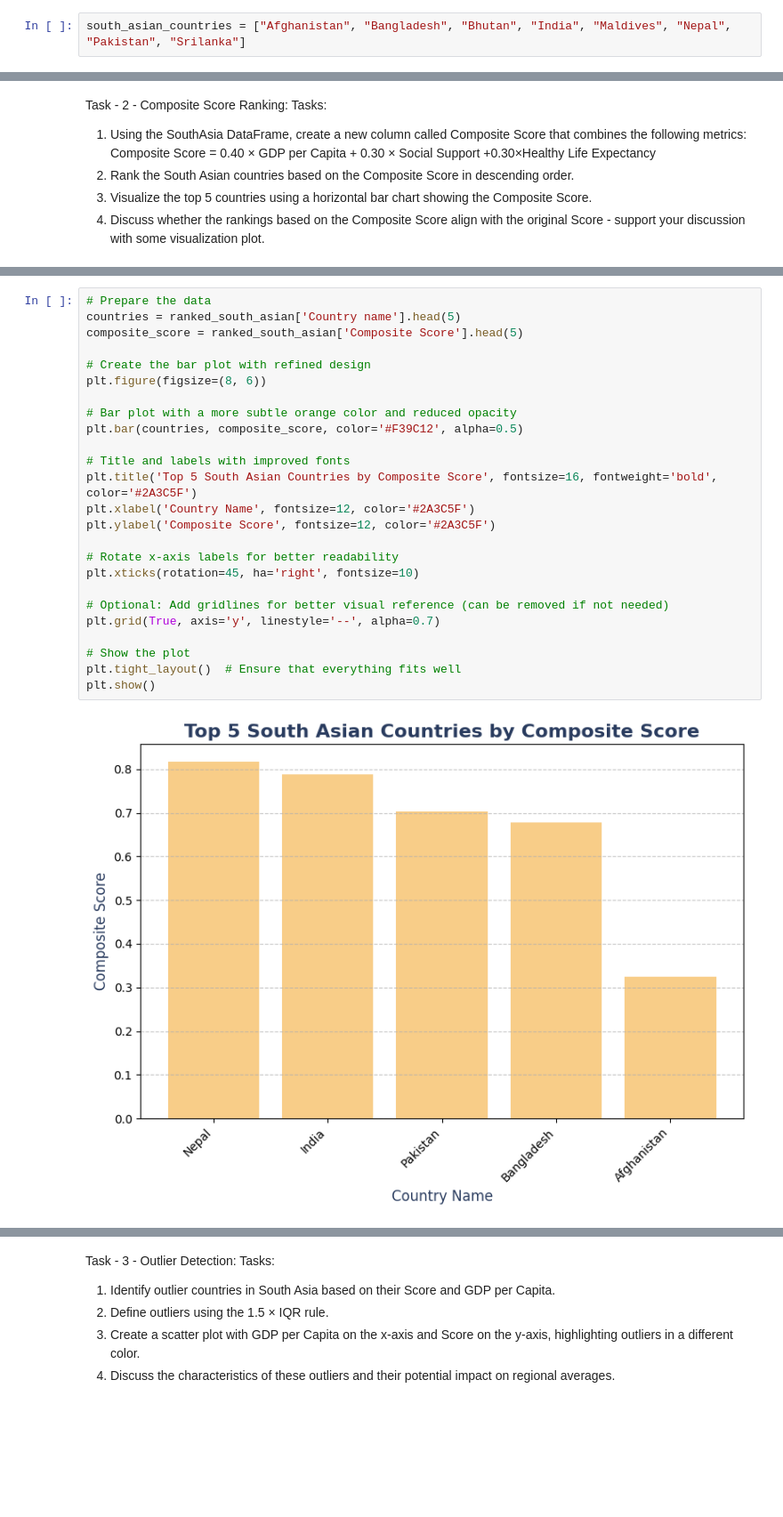
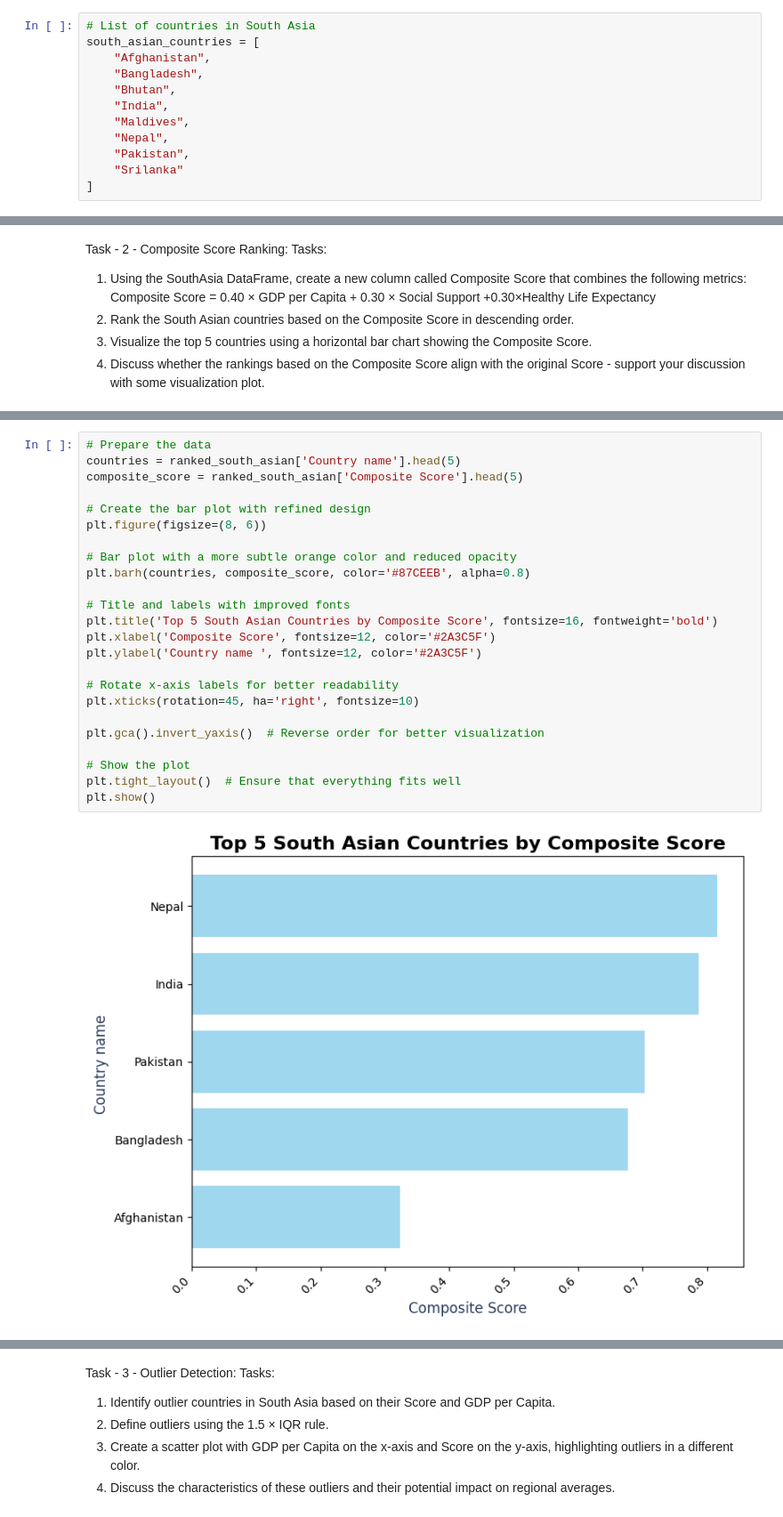
Before and after one commit to LearnerAnisha/python, a Jupyter notebook: coursework1.ipynb, the cells around one changed output, grey strips where cells are left out. Shown: that part at 89% size. Saved outputs shown, nothing was run; the diff lists cells and outputs as text; blank space fills up the shorter version.

```diff
--- a/coursework1.ipynb
+++ b/coursework1.ipynb
@@ -304,4 +304,14 @@ south asian countries = ["Afghanistan", "Bangladesh", "Bhutan", "India", "Maldiv
 2. Use the list from step - 1 to filtered the dataset {i.e. filtered out matching dataset from list.}
 3. Save the filtered dataframe as separate CSV files for future use.
 # %%
-south_asian_countries = ["Afghanistan", "Bangladesh", "Bhutan", "India", "Maldives", "Nepal", "Pakistan", "Srilanka"]
+# List of countries in South Asia
+south_asian_countries = [
+    "Afghanistan",
+    "Bangladesh",
+    "Bhutan",
+    "India",
+    "Maldives",
+    "Nepal",
+    "Pakistan",
+    "Srilanka"
+]
@@ -381,27 +403,26 @@ print(ranked_south_asian[['Country name', 'Composite Score']])
 # %%
 # Prepare the data
 countries = ranked_south_asian['Country name'].head(5)
 composite_score = ranked_south_asian['Composite Score'].head(5)
 
 # Create the bar plot with refined design
 plt.figure(figsize=(8, 6))
 
 # Bar plot with a more subtle orange color and reduced opacity
-plt.bar(countries, composite_score, color='#F39C12', alpha=0.5)
+plt.barh(countries, composite_score, color='#87CEEB', alpha=0.8)
 
 # Title and labels with improved fonts
-plt.title('Top 5 South Asian Countries by Composite Score', fontsize=16, fontweight='bold', color='#2A3C5F')
-plt.xlabel('Country Name', fontsize=12, color='#2A3C5F')
-plt.ylabel('Composite Score', fontsize=12, color='#2A3C5F')
+plt.title('Top 5 South Asian Countries by Composite Score', fontsize=16, fontweight='bold')
+plt.xlabel('Composite Score', fontsize=12, color='#2A3C5F')
+plt.ylabel('Country name ', fontsize=12, color='#2A3C5F')
 
 # Rotate x-axis labels for better readability
 plt.xticks(rotation=45, ha='right', fontsize=10)
 
-# Optional: Add gridlines for better visual reference (can be removed if not needed)
-plt.grid(True, axis='y', linestyle='--', alpha=0.7)
+plt.gca().invert_yaxis()  # Reverse order for better visualization
 
 # Show the plot
 plt.tight_layout()  # Ensure that everything fits well
 plt.show()
 # %% [output]
-[figure, old version]
+[figure, new version]
```
Also changed, not shown: parts of 29 cells of this notebook.
